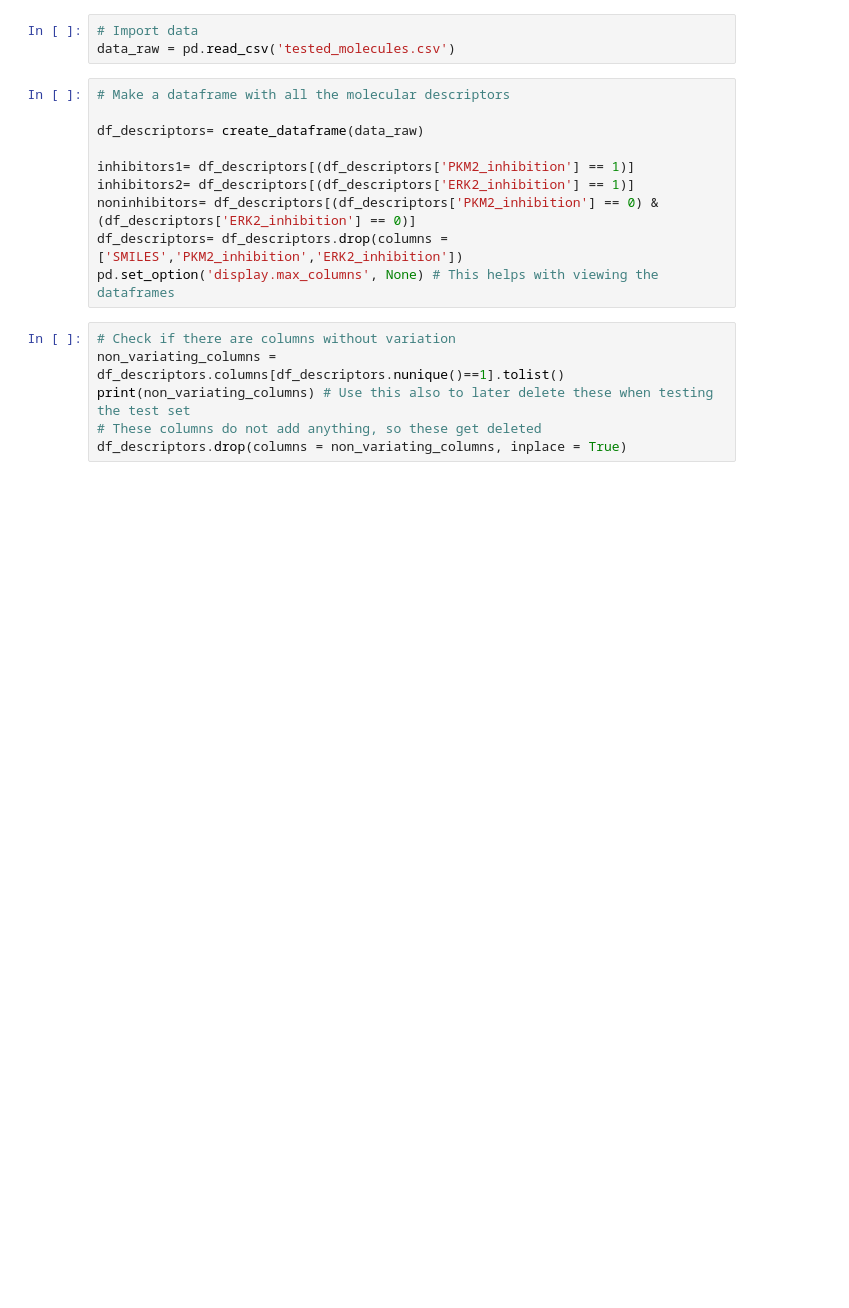
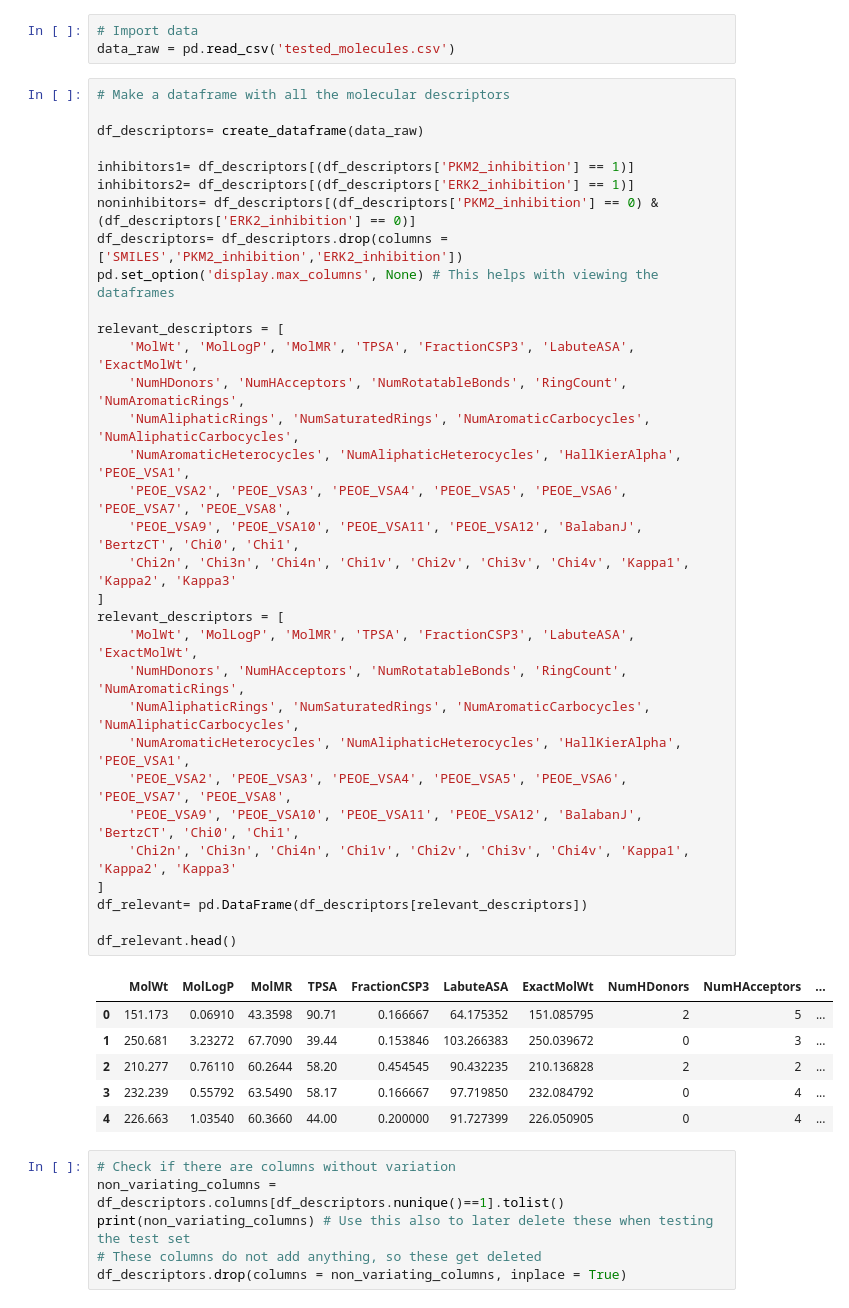
Before and after one commit to MoniqueBroeren/GroupAssignment, a Jupyter notebook: Nieuwe_code_svm.ipynb, the cells around one changed output. Drawn from its saved outputs; the diff is of its cells as text; blank space fills up the shorter version.

```diff
--- a/Nieuwe_code_svm.ipynb
+++ b/Nieuwe_code_svm.ipynb
@@ -14,13 +14,42 @@ data_raw = pd.read_csv('tested_molecules.csv')
 # %%
 # Make a dataframe with all the molecular descriptors
 
 df_descriptors= create_dataframe(data_raw)
 
 inhibitors1= df_descriptors[(df_descriptors['PKM2_inhibition'] == 1)]
 inhibitors2= df_descriptors[(df_descriptors['ERK2_inhibition'] == 1)]
 noninhibitors= df_descriptors[(df_descriptors['PKM2_inhibition'] == 0) & (df_descriptors['ERK2_inhibition'] == 0)]
 df_descriptors= df_descriptors.drop(columns = ['SMILES','PKM2_inhibition','ERK2_inhibition'])
 pd.set_option('display.max_columns', None) # This helps with viewing the dataframes
+
+relevant_descriptors = [
+    'MolWt', 'MolLogP', 'MolMR', 'TPSA', 'FractionCSP3', 'LabuteASA', 'ExactMolWt',
+    'NumHDonors', 'NumHAcceptors', 'NumRotatableBonds', 'RingCount', 'NumAromaticRings',
+    'NumAliphaticRings', 'NumSaturatedRings', 'NumAromaticCarbocycles', 'NumAliphaticCarbocycles',
+    'NumAromaticHeterocycles', 'NumAliphaticHeterocycles', 'HallKierAlpha', 'PEOE_VSA1',
+    'PEOE_VSA2', 'PEOE_VSA3', 'PEOE_VSA4', 'PEOE_VSA5', 'PEOE_VSA6', 'PEOE_VSA7', 'PEOE_VSA8',
+    'PEOE_VSA9', 'PEOE_VSA10', 'PEOE_VSA11', 'PEOE_VSA12', 'BalabanJ', 'BertzCT', 'Chi0', 'Chi1',
+    'Chi2n', 'Chi3n', 'Chi4n', 'Chi1v', 'Chi2v', 'Chi3v', 'Chi4v', 'Kappa1', 'Kappa2', 'Kappa3'
+]
+relevant_descriptors = [
+    'MolWt', 'MolLogP', 'MolMR', 'TPSA', 'FractionCSP3', 'LabuteASA', 'ExactMolWt',
+    'NumHDonors', 'NumHAcceptors', 'NumRotatableBonds', 'RingCount', 'NumAromaticRings',
+    'NumAliphaticRings', 'NumSaturatedRings', 'NumAromaticCarbocycles', 'NumAliphaticCarbocycles',
+    'NumAromaticHeterocycles', 'NumAliphaticHeterocycles', 'HallKierAlpha', 'PEOE_VSA1',
+    'PEOE_VSA2', 'PEOE_VSA3', 'PEOE_VSA4', 'PEOE_VSA5', 'PEOE_VSA6', 'PEOE_VSA7', 'PEOE_VSA8',
+    'PEOE_VSA9', 'PEOE_VSA10', 'PEOE_VSA11', 'PEOE_VSA12', 'BalabanJ', 'BertzCT', 'Chi0', 'Chi1',
+    'Chi2n', 'Chi3n', 'Chi4n', 'Chi1v', 'Chi2v', 'Chi3v', 'Chi4v', 'Kappa1', 'Kappa2', 'Kappa3'
+]
+df_relevant= pd.DataFrame(df_descriptors[relevant_descriptors])
+
+df_relevant.head()
+# %% [output]
+|  | MolWt | MolLogP | MolMR | TPSA | FractionCSP3 | LabuteASA | ExactMolWt | NumHDonors | NumHAcceptors | ... |
+| 0 | 151.173 | 0.06910 | 43.3598 | 90.71 | 0.166667 | 64.175352 | 151.085795 | 2 | 5 | ... |
+| 1 | 250.681 | 3.23272 | 67.7090 | 39.44 | 0.153846 | 103.266383 | 250.039672 | 0 | 3 | ... |
+| 2 | 210.277 | 0.76110 | 60.2644 | 58.20 | 0.454545 | 90.432235 | 210.136828 | 2 | 2 | ... |
+| 3 | 232.239 | 0.55792 | 63.5490 | 58.17 | 0.166667 | 97.719850 | 232.084792 | 0 | 4 | ... |
+| 4 | 226.663 | 1.03540 | 60.3660 | 44.00 | 0.200000 | 91.727399 | 226.050905 | 0 | 4 | ... |
 # %%
 # Check if there are columns without variation
 non_variating_columns = df_descriptors.columns[df_descriptors.nunique()==1].tolist()
```
Also changed, not shown: parts of 6 cells of this notebook.
